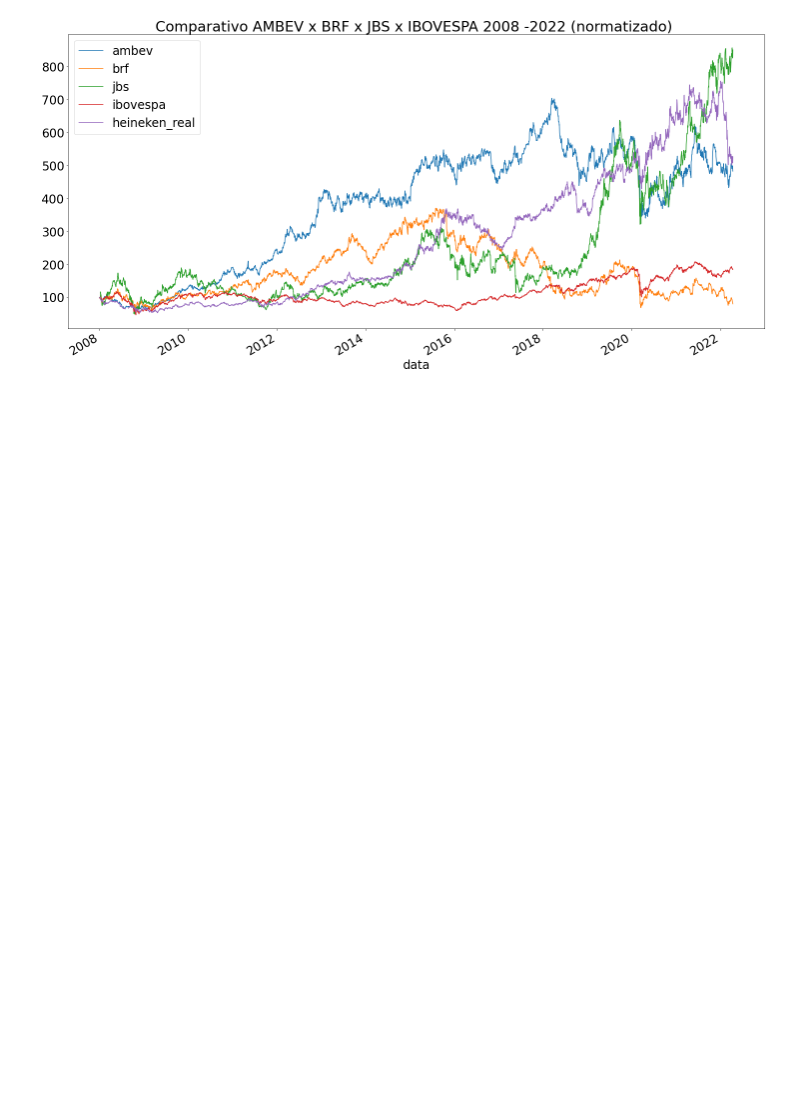
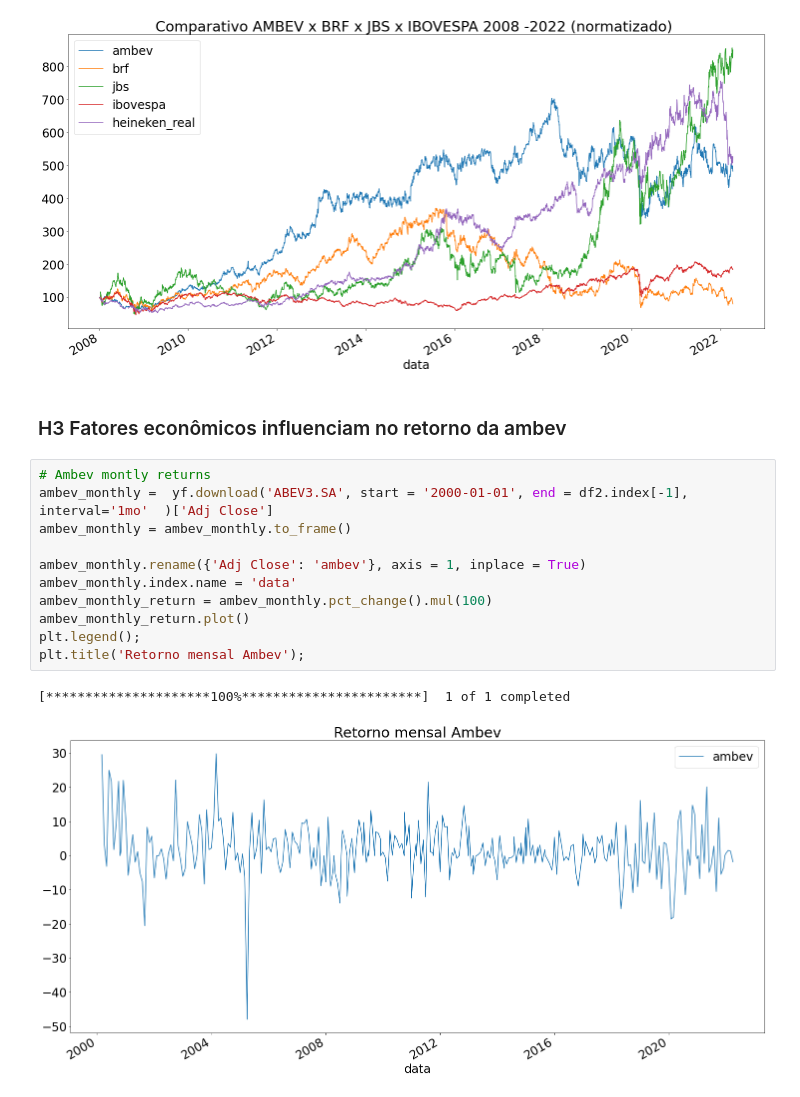
Before and after one commit to TaizAlves/vies_compra_venda_acao, a Jupyter notebook: notebooks/PartII_EDA.ipynb, the cells around one changed output. Saved outputs shown, nothing was run; the diff lists cells and outputs as text; blank space fills up the shorter version.

```diff
--- a/notebooks/PartII_EDA.ipynb
+++ b/notebooks/PartII_EDA.ipynb
@@ -229,3 +231,19 @@ plt.title('Comparativo AMBEV x BRF x JBS x IBOVESPA 2008 -2022 (normatizado) ')
 plt.show()
 # %% [output]
 [figure]
+# %% [markdown]
+### H3 Fatores econômicos influenciam no retorno da ambev
+# %%
+# Ambev montly returns
+ambev_monthly =  yf.download('ABEV3.SA', start = '2000-01-01', end = df2.index[-1], interval='1mo'  )['Adj Close']
+ambev_monthly = ambev_monthly.to_frame()
+
+ambev_monthly.rename({'Adj Close': 'ambev'}, axis = 1, inplace = True)
+ambev_monthly.index.name = 'data'
+ambev_monthly_return = ambev_monthly.pct_change().mul(100)
+ambev_monthly_return.plot()
+plt.legend();
+plt.title('Retorno mensal Ambev');
+# %% [output]
+[*********************100%***********************]  1 of 1 completed
+[figure, added]
```
Also changed, not shown: parts of 11 cells of this notebook.
